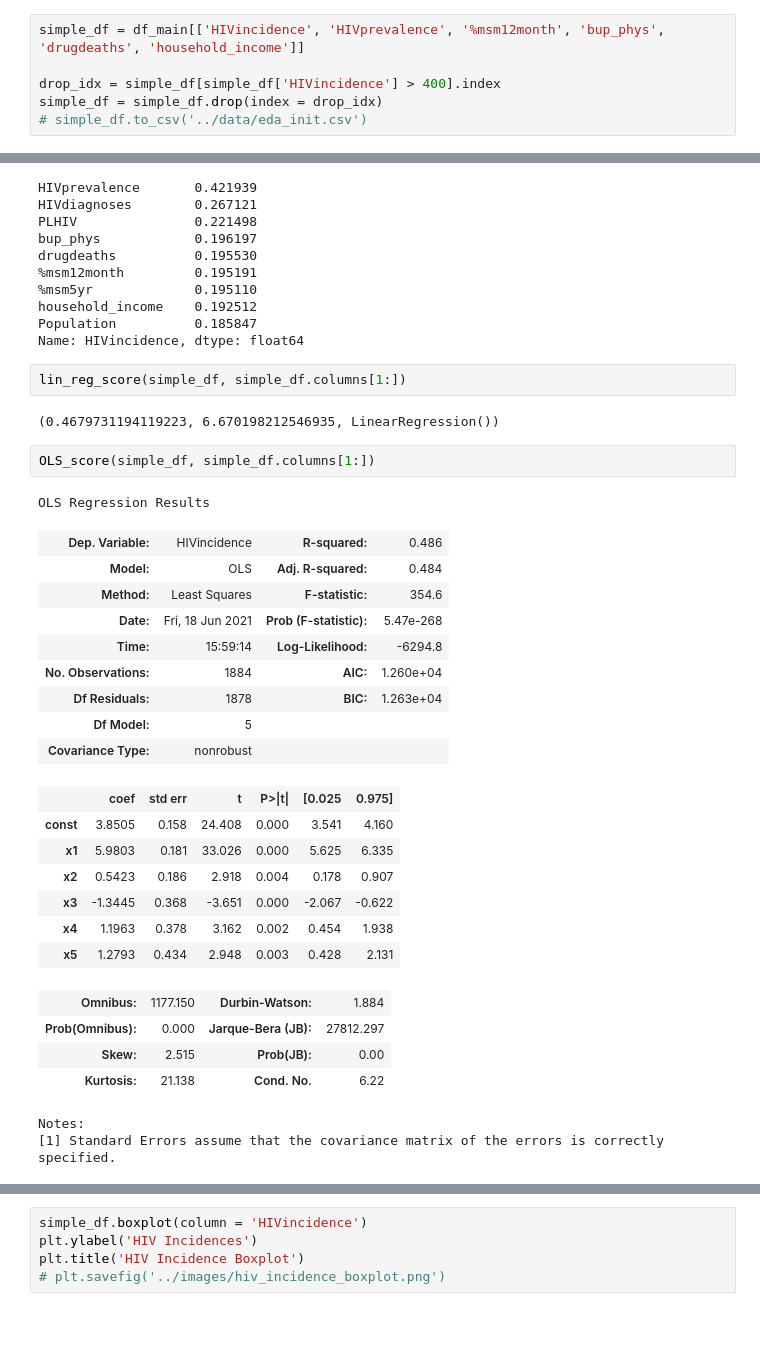
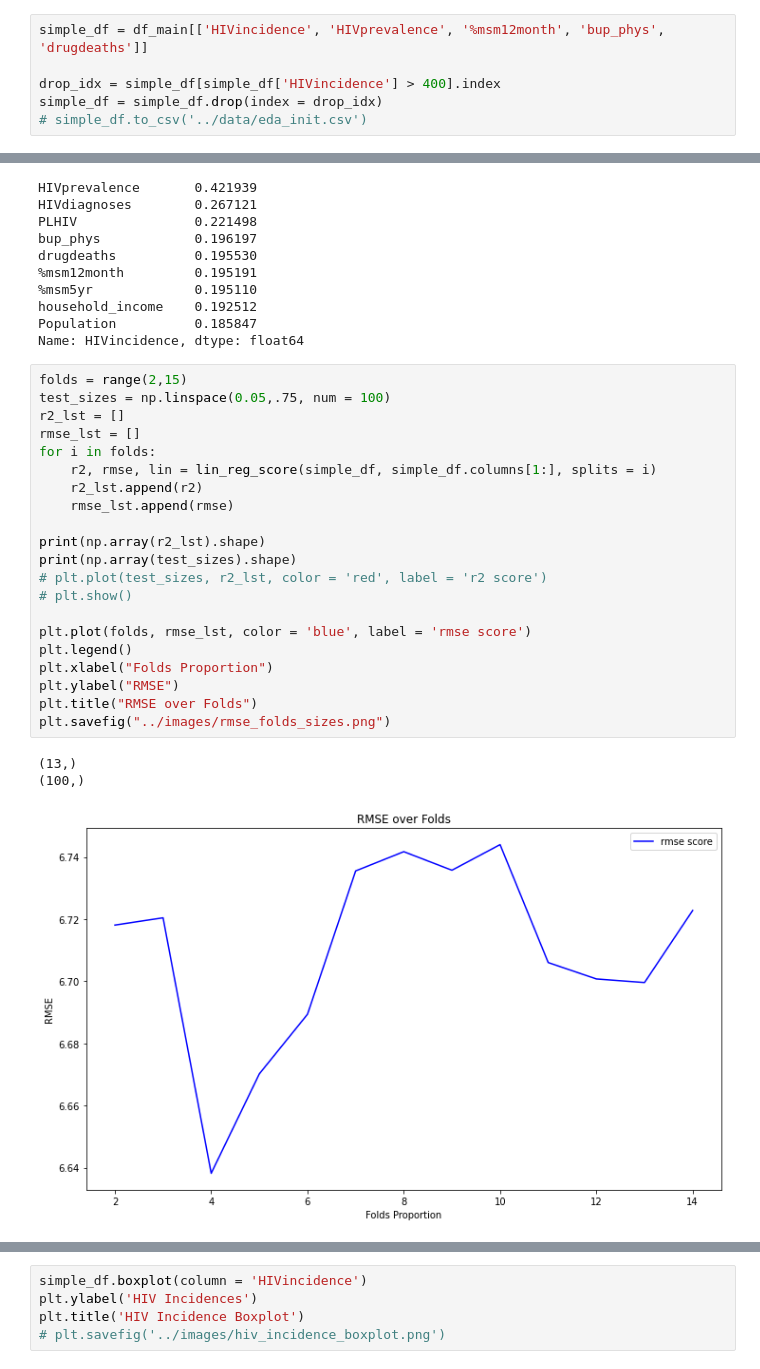
Before and after one commit to Cynz300/forecasting-hiv-incidences-private, a Jupyter notebook: notebooks/ilya_nb.ipynb, the cells around one changed output, grey strips where cells are left out. Cells and saved outputs as stored; diff of their text form; blank space fills up the shorter version.

```diff
--- a/notebooks/ilya_nb.ipynb
+++ b/notebooks/ilya_nb.ipynb
@@ -62,7 +71,7 @@ df_main.iloc[:5,:16]
 # %% [markdown]
 HIVincidences - HIVprevelance (linear correlation)/100000, %MSM12, drugdep, unemployment_rate, household_income
 # %%
-simple_df = df_main[['HIVincidence', 'HIVprevalence', '%msm12month', 'bup_phys', 'drugdeaths', 'household_income']]
+simple_df = df_main[['HIVincidence', 'HIVprevalence', '%msm12month', 'bup_phys', 'drugdeaths']]
 
 drop_idx = simple_df[simple_df['HIVincidence'] > 400].index
 simple_df = simple_df.drop(index = drop_idx)
@@ -80,33 +89,28 @@ drugdeaths          0.195530
 household_income    0.192512
 Population          0.185847
 Name: HIVincidence, dtype: float64
-# %%
-lin_reg_score(simple_df, simple_df.columns[1:])
-# %% [output]
-(0.4679731194119223, 6.670198212546935, LinearRegression())
-# %%
-OLS_score(simple_df, simple_df.columns[1:])
-# %% [output]
-OLS Regression Results
-| Dep. Variable: | HIVincidence | R-squared: | 0.486 |
-| Model: | OLS | Adj. R-squared: | 0.484 |
-| Method: | Least Squares | F-statistic: | 354.6 |
-| Date: | Fri, 18 Jun 2021 | Prob (F-statistic): | 5.47e-268 |
-| Time: | 15:59:14 | Log-Likelihood: | -6294.8 |
-| No. Observations: | 1884 | AIC: | 1.260e+04 |
-| Df Residuals: | 1878 | BIC: | 1.263e+04 |
-| Df Model: | 5 |  |  |
-| Covariance Type: | nonrobust |  |  |
-|  | coef | std err | t | P>|t| | [0.025 | 0.975] |
-| const | 3.8505 | 0.158 | 24.408 | 0.000 | 3.541 | 4.160 |
-| x1 | 5.9803 | 0.181 | 33.026 | 0.000 | 5.625 | 6.335 |
-| x2 | 0.5423 | 0.186 | 2.918 | 0.004 | 0.178 | 0.907 |
-| x3 | -1.3445 | 0.368 | -3.651 | 0.000 | -2.067 | -0.622 |
-| x4 | 1.1963 | 0.378 | 3.162 | 0.002 | 0.454 | 1.938 |
-| x5 | 1.2793 | 0.434 | 2.948 | 0.003 | 0.428 | 2.131 |
-| Omnibus: | 1177.150 | Durbin-Watson: | 1.884 |
-| Prob(Omnibus): | 0.000 | Jarque-Bera (JB): | 27812.297 |
-| Skew: | 2.515 | Prob(JB): | 0.00 |
-| Kurtosis: | 21.138 | Cond. No. | 6.22 |
-Notes:
-[1] Standard Errors assume that the covariance matrix of the errors is correctly specified.
+# %%
+folds = range(2,15)
+test_sizes = np.linspace(0.05,.75, num = 100)
+r2_lst = []
+rmse_lst = []
+for i in folds:
+    r2, rmse, lin = lin_reg_score(simple_df, simple_df.columns[1:], splits = i)
+    r2_lst.append(r2)
+    rmse_lst.append(rmse)
+
+print(np.array(r2_lst).shape)
+print(np.array(test_sizes).shape)
+# plt.plot(test_sizes, r2_lst, color = 'red', label = 'r2 score')
+# plt.show()
+
+plt.plot(folds, rmse_lst, color = 'blue', label = 'rmse score')
+plt.legend()
+plt.xlabel("Folds Proportion")
+plt.ylabel("RMSE")
+plt.title("RMSE over Folds")
+plt.savefig("../images/rmse_folds_sizes.png")
+# %% [output]
+(13,)
+(100,)
+[figure, added]
```
Also changed, not shown: parts of 5 cells of this notebook, 3 other files.
